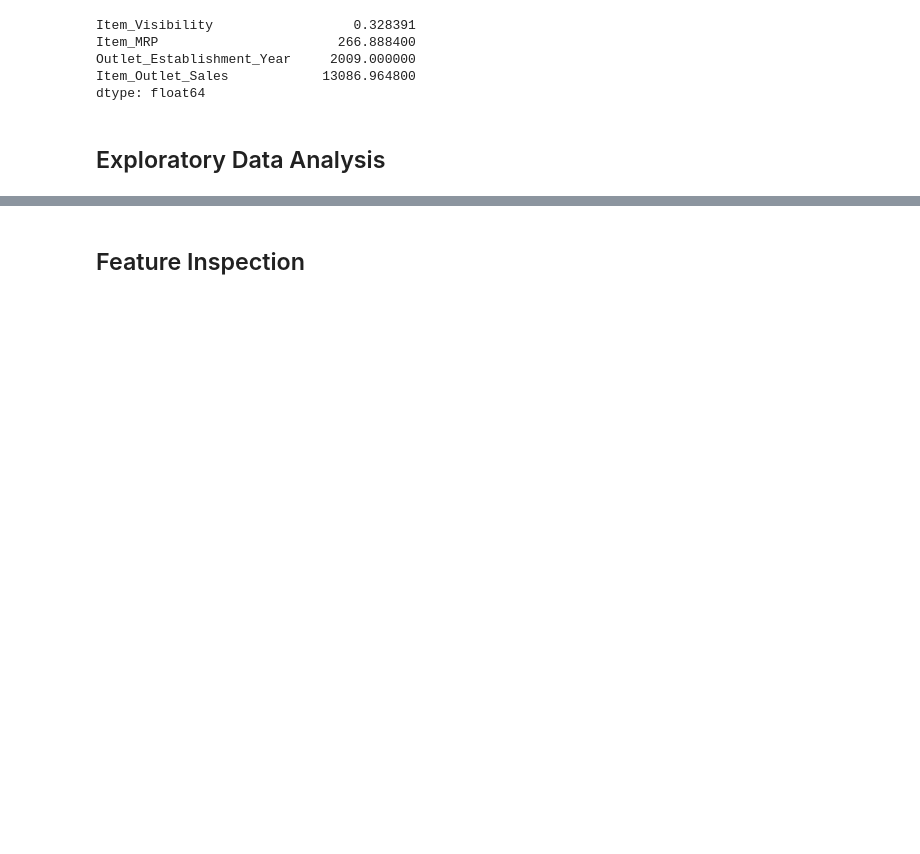
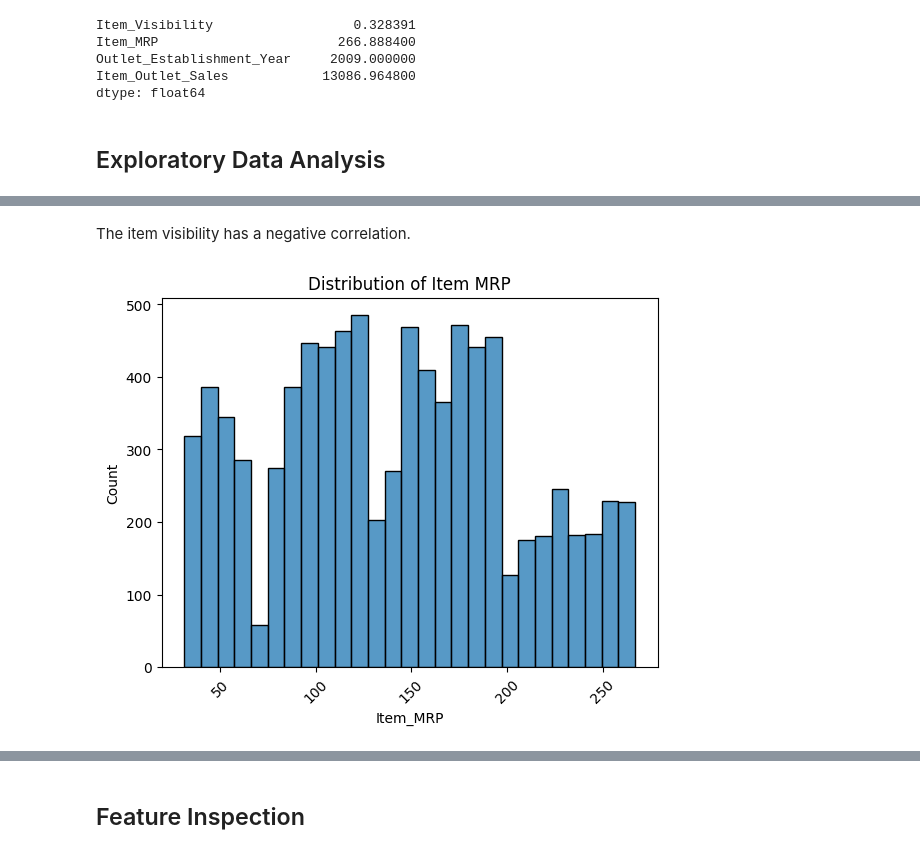
Before and after one commit to NMtuzula/Prediction-of-Product-Sales, a Jupyter notebook: Headers.ipynb, the cells around one changed output, grey strips where cells are left out. Cells and saved outputs as stored; diff of their text form; code cells hidden in the pictures; blank space fills up the shorter version.

```diff
--- a/Headers.ipynb
+++ b/Headers.ipynb
@@ -327,0 +371,10 @@ dtype: float64
+# %% [markdown]
+The item visibility has a negative correlation.
+# %%
+#Distribution of Item_MRP
+ax = sns.histplot(data = df_predictions, x ='Item_MRP')
+ax.ticklabel_format(style = 'plain');
+ax.tick_params(axis = 'x', rotation = 45);
+ax.set_title('Distribution of Item MRP');
+# %% [output]
+[figure, added]
```
Also changed, not shown: parts of 39 cells of this notebook.
